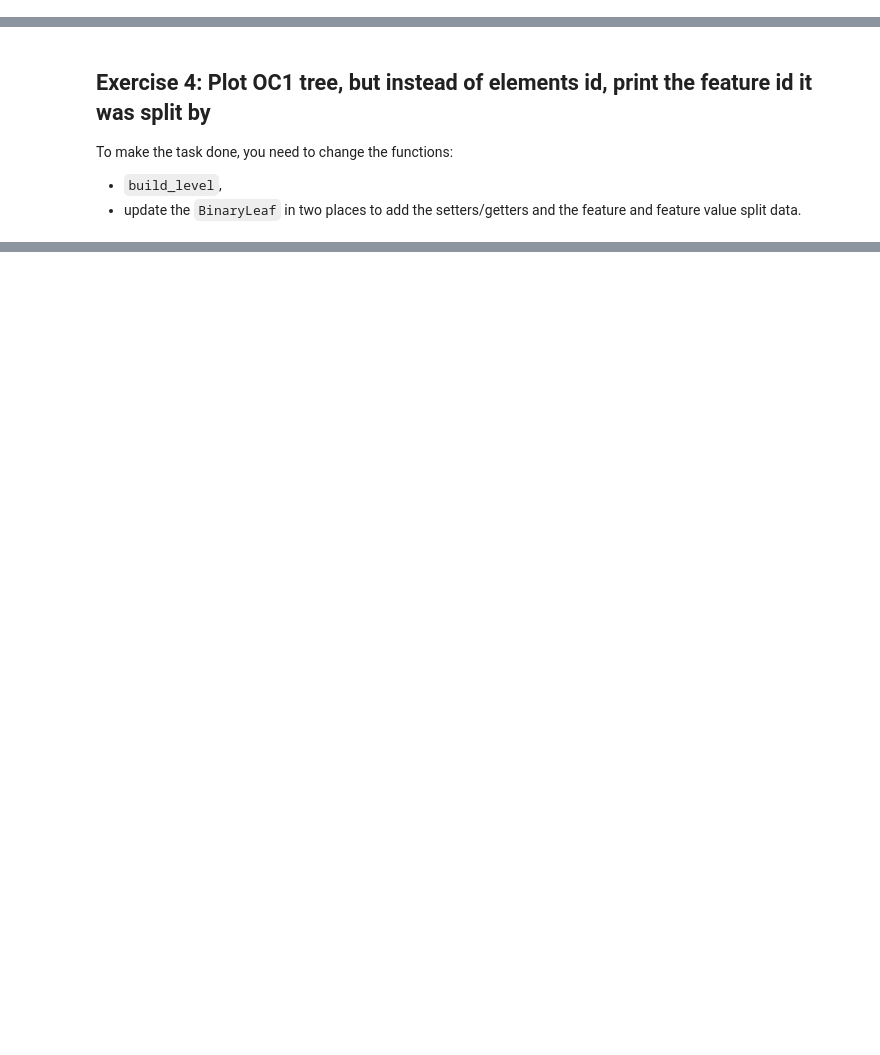
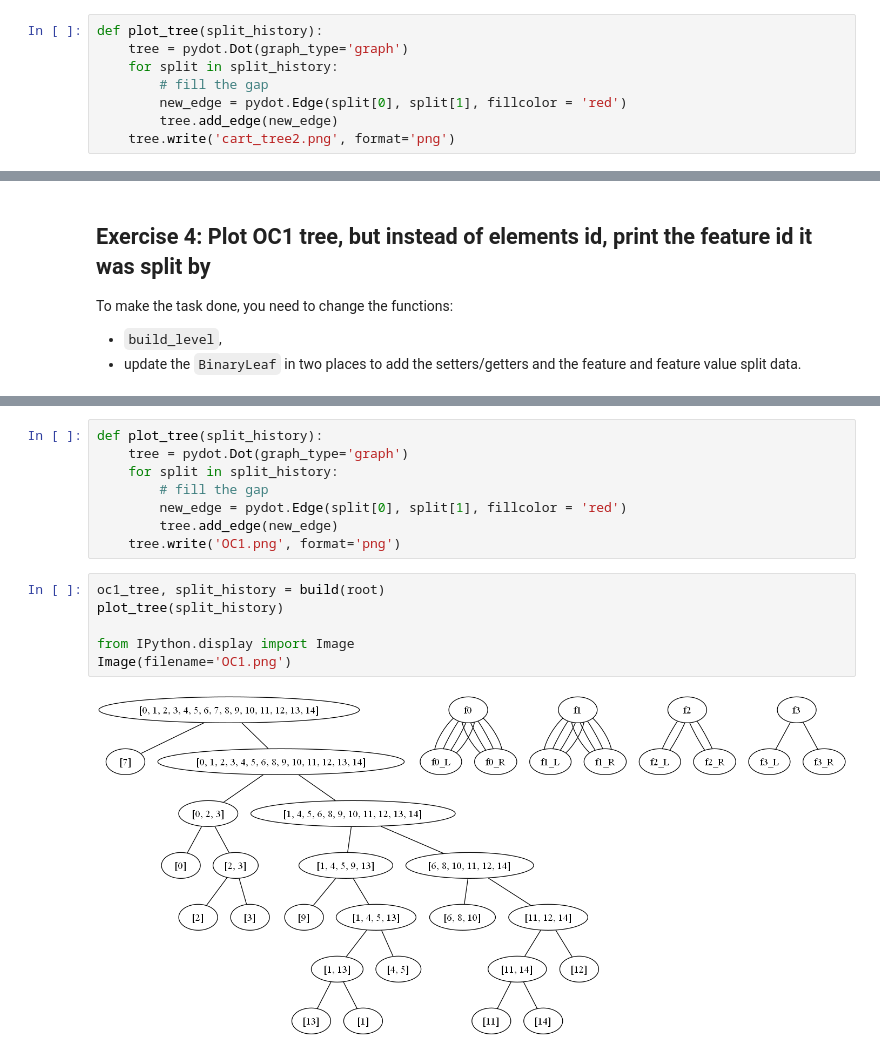
Before and after one commit to LukashWalancik/MachineLearning2025, a Jupyter notebook: 03 - Decision Trees/055Decision_trees_Exercises.ipynb, the cells around one changed output, grey strips where cells are left out. Saved outputs shown, nothing was run; the diff lists cells and outputs as text; blank space fills up the shorter version.

Commit message:
Exercise 4: Plot OC1 tree, but instead of elements id, print the feature id it was split by

```diff
--- a/03 - Decision Trees/055Decision_trees_Exercises.ipynb
+++ b/03 - Decision Trees/055Decision_trees_Exercises.ipynb
@@ -567,0 +569,8 @@ cart_tree, split_history_cart = build(current_node)
+# %%
+def plot_tree(split_history):
+    tree = pydot.Dot(graph_type='graph')
+    for split in split_history:
+        # fill the gap
+        new_edge = pydot.Edge(split[0], split[1], fillcolor = 'red')
+        tree.add_edge(new_edge)
+    tree.write('cart_tree2.png', format='png')
@@ -802,0 +840,16 @@ NameError: name 'randint' is not defined
+# %%
+def plot_tree(split_history):
+    tree = pydot.Dot(graph_type='graph')
+    for split in split_history:
+        # fill the gap
+        new_edge = pydot.Edge(split[0], split[1], fillcolor = 'red')
+        tree.add_edge(new_edge)
+    tree.write('OC1.png', format='png')
+# %%
+oc1_tree, split_history = build(root)
+plot_tree(split_history)
+
+from IPython.display import Image
+Image(filename='OC1.png')
+# %% [output]
+[figure, added]
```
Also changed, not shown: parts of 5 cells of this notebook.
